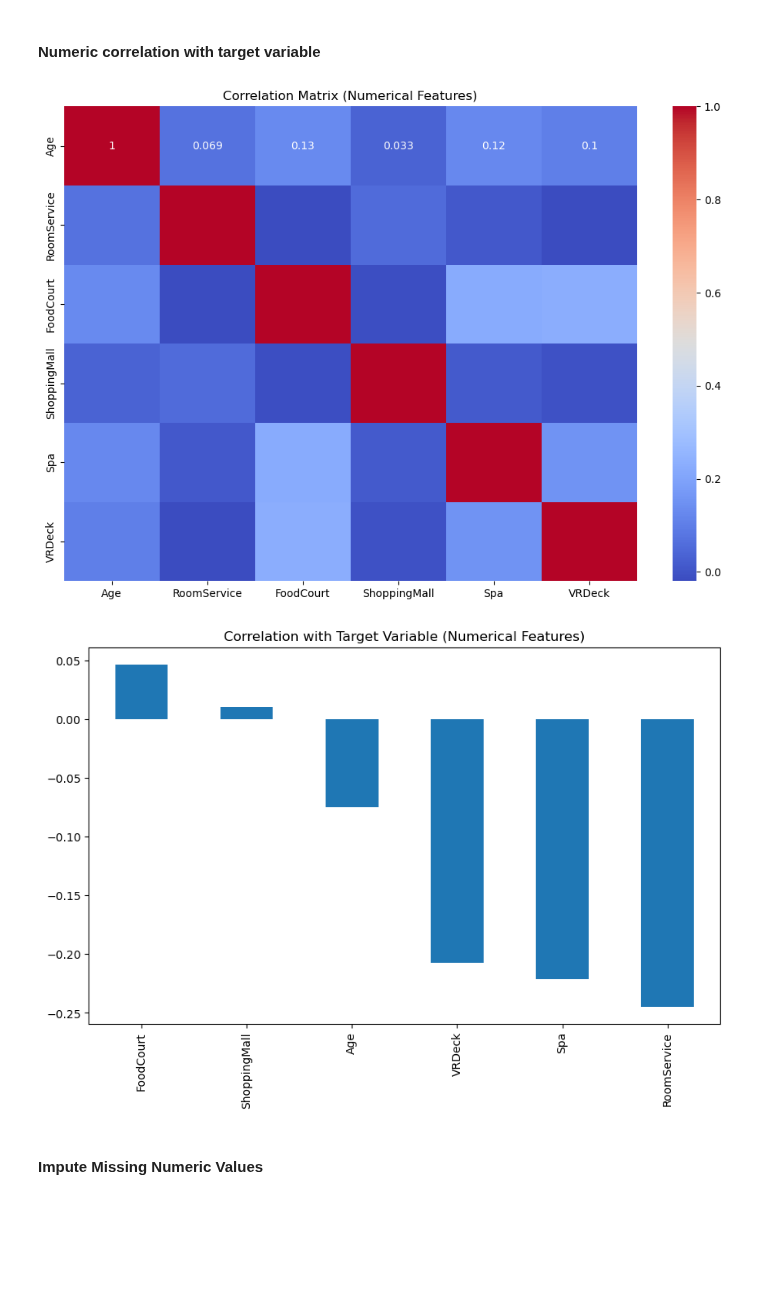
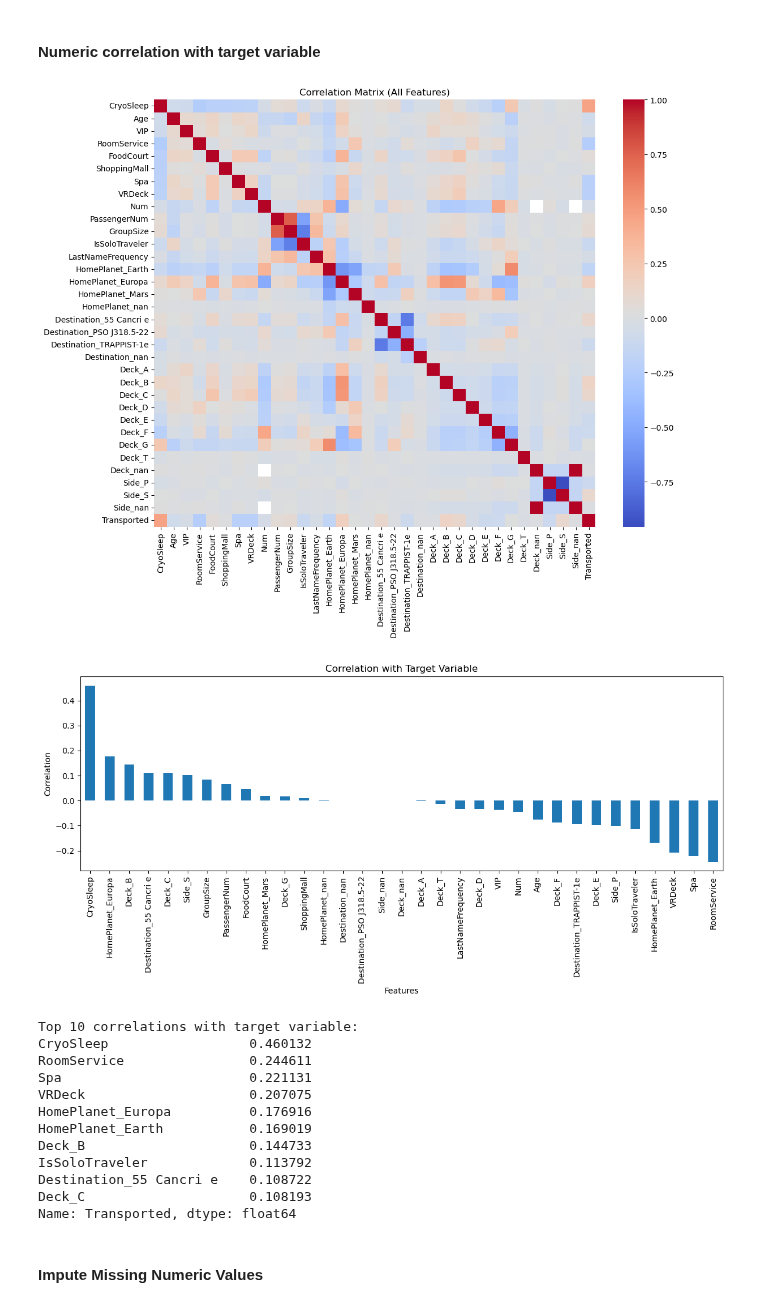
Before and after one commit to e-timmy/Machine-Learning, a Jupyter notebook: Kaggle/spaceship-titanic/spaceship.ipynb, the cells around one changed output. Drawn from its saved outputs; the diff is of its cells as text; code cells hidden in the pictures; blank space fills up the shorter version.

Commit message:
spaceship: trasnformed and encoded features.

```diff
--- a/Kaggle/spaceship-titanic/spaceship.ipynb
+++ b/Kaggle/spaceship-titanic/spaceship.ipynb
@@ -146,27 +190,47 @@ Data columns (total 17 columns):
 # %%
 import seaborn as sns
 import matplotlib.pyplot as plt
 import numpy as np
 
+# Combine encoded features with target variable
+train_data_encoded = pd.concat([X_train_encoded, y_train], axis=1)
+
 # Correlation matrix
-numerical_cols = train_data.select_dtypes(include=[np.number]).columns
-corr = train_data[numerical_cols].corr()
-plt.figure(figsize=(12, 8))
-sns.heatmap(corr, annot=True, cmap='coolwarm')
-plt.title('Correlation Matrix (Numerical Features)')
+plt.figure(figsize=(12, 10))
+sns.heatmap(train_data_encoded.corr(), annot=False, cmap='coolwarm')
+plt.title('Correlation Matrix (All Features)')
+plt.tight_layout()
 plt.show()
 
 # Correlation with target variable
-corr_target = train_data[numerical_cols].corrwith(y_train)
-corr_target = corr_target.sort_values(ascending=False)
+corr_target = train_data_encoded.corr()[y_train.name].sort_values(ascending=False)
 
-plt.figure(figsize=(10, 6))
-corr_target.plot(kind='bar')
-plt.title('Correlation with Target Variable (Numerical Features)')
+plt.figure(figsize=(12, 6))
+corr_target.drop(y_train.name).plot(kind='bar')
+plt.title('Correlation with Target Variable')
+plt.xlabel('Features')
+plt.ylabel('Correlation')
+plt.tight_layout()
 plt.show()
+
+# Print top 10 correlations
+print("Top 10 correlations with target variable:")
+print(corr_target.drop(y_train.name).abs().sort_values(ascending=False).head(10))
 # %% [output]
-[figure, old version]
+[figure, new version]
-[figure, old version]
+[figure, new version]
+Top 10 correlations with target variable:
+CryoSleep                  0.460132
+RoomService                0.244611
+Spa                        0.221131
+VRDeck                     0.207075
+HomePlanet_Europa          0.176916
+HomePlanet_Earth           0.169019
+Deck_B                     0.144733
+IsSoloTraveler             0.113792
+Destination_55 Cancri e    0.108722
+Deck_C                     0.108193
+Name: Transported, dtype: float64
 # %% [markdown]
 #### Impute Missing Numeric Values
 # %%
```
Also changed, not shown: parts of 3 cells of this notebook.
